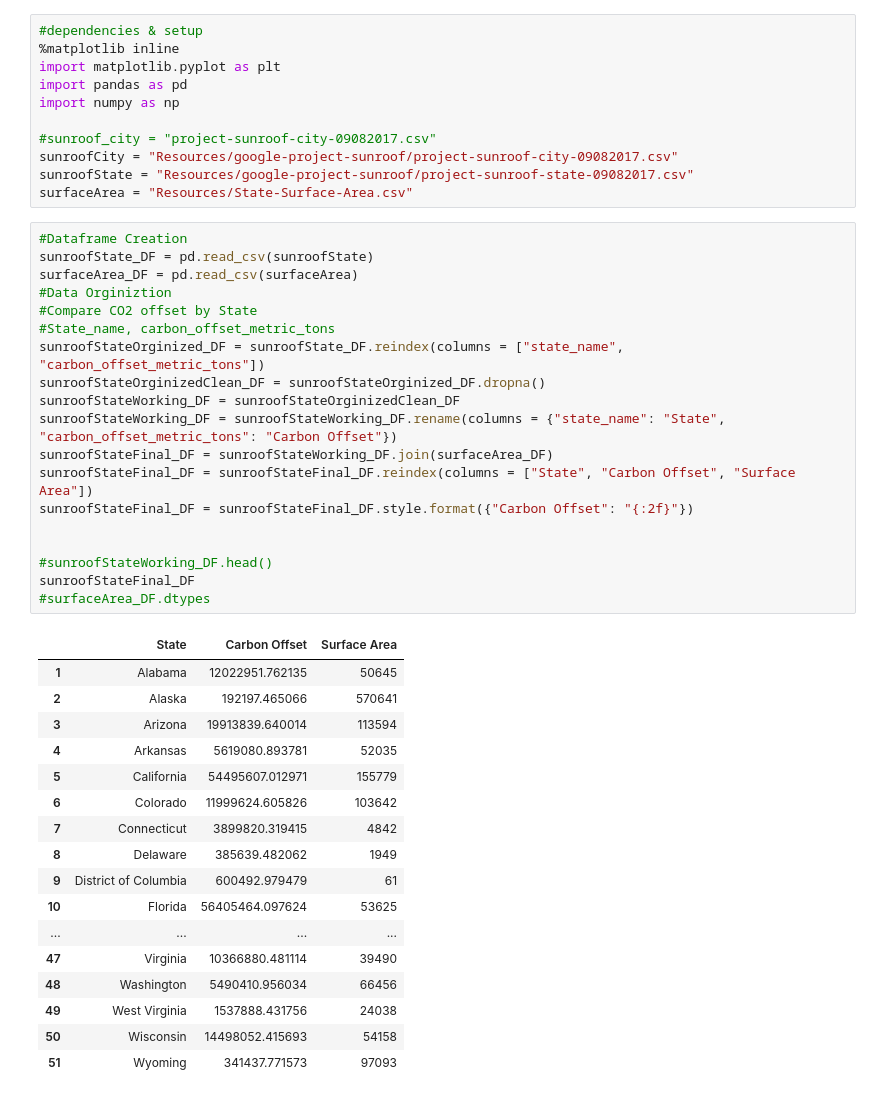
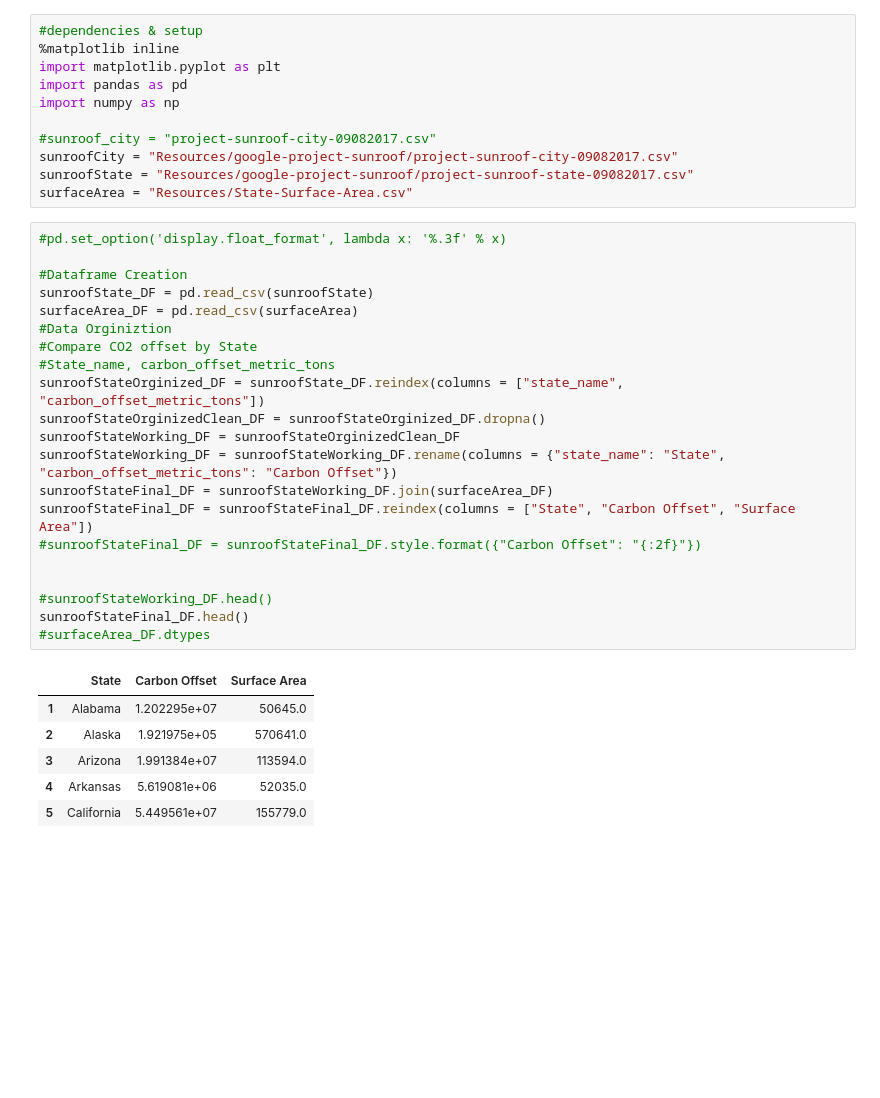
Before and after one commit to Agrattendick/Group-Project, a Jupyter notebook: Carbon Offsets for Solar Panels.ipynb, the cells around one changed output. Saved outputs shown, nothing was run; the diff lists cells and outputs as text; blank space fills up the shorter version.

```diff
--- a/Carbon Offsets for Solar Panels.ipynb
+++ b/Carbon Offsets for Solar Panels.ipynb
@@ -10,42 +10,33 @@ sunroofCity = "Resources/google-project-sunroof/project-sunroof-city-09082017.cs
 sunroofState = "Resources/google-project-sunroof/project-sunroof-state-09082017.csv"
 surfaceArea = "Resources/State-Surface-Area.csv"
 # %%
+#pd.set_option('display.float_format', lambda x: '%.3f' % x)
+
 #Dataframe Creation
 sunroofState_DF = pd.read_csv(sunroofState)
 surfaceArea_DF = pd.read_csv(surfaceArea)
 #Data Orginiztion
 #Compare CO2 offset by State
 #State_name, carbon_offset_metric_tons
 sunroofStateOrginized_DF = sunroofState_DF.reindex(columns = ["state_name", "carbon_offset_metric_tons"])
 sunroofStateOrginizedClean_DF = sunroofStateOrginized_DF.dropna()
 sunroofStateWorking_DF = sunroofStateOrginizedClean_DF
 sunroofStateWorking_DF = sunroofStateWorking_DF.rename(columns = {"state_name": "State", "carbon_offset_metric_tons": "Carbon Offset"})
 sunroofStateFinal_DF = sunroofStateWorking_DF.join(surfaceArea_DF)
 sunroofStateFinal_DF = sunroofStateFinal_DF.reindex(columns = ["State", "Carbon Offset", "Surface Area"])
-sunroofStateFinal_DF = sunroofStateFinal_DF.style.format({"Carbon Offset": "{:2f}"})
+#sunroofStateFinal_DF = sunroofStateFinal_DF.style.format({"Carbon Offset": "{:2f}"})
 
 
 #sunroofStateWorking_DF.head()
-sunroofStateFinal_DF
+sunroofStateFinal_DF.head()
 #surfaceArea_DF.dtypes
 # %% [output]
 |  | State | Carbon Offset | Surface Area |
-| 1 | Alabama | 12022951.762135 | 50645 |
-| 2 | Alaska | 192197.465066 | 570641 |
-| 3 | Arizona | 19913839.640014 | 113594 |
-| 4 | Arkansas | 5619080.893781 | 52035 |
-| 5 | California | 54495607.012971 | 155779 |
-| 6 | Colorado | 11999624.605826 | 103642 |
-| 7 | Connecticut | 3899820.319415 | 4842 |
-| 8 | Delaware | 385639.482062 | 1949 |
-| 9 | District of Columbia | 600492.979479 | 61 |
-| 10 | Florida | 56405464.097624 | 53625 |
-| ... | ... | ... | ... |
-| 47 | Virginia | 10366880.481114 | 39490 |
-| 48 | Washington | 5490410.956034 | 66456 |
-| 49 | West Virginia | 1537888.431756 | 24038 |
-| 50 | Wisconsin | 14498052.415693 | 54158 |
-| 51 | Wyoming | 341437.771573 | 97093 |
+| 1 | Alabama | 1.202295e+07 | 50645.0 |
+| 2 | Alaska | 1.921975e+05 | 570641.0 |
+| 3 | Arizona | 1.991384e+07 | 113594.0 |
+| 4 | Arkansas | 5.619081e+06 | 52035.0 |
+| 5 | California | 5.449561e+07 | 155779.0 |
 # %%
 #Total Carbon offset for all States
 totalCarbonOffset = sunroofStateWorking_DF["Carbon Offset"].sum()
```
Also changed, not shown: parts of 5 cells of this notebook.
